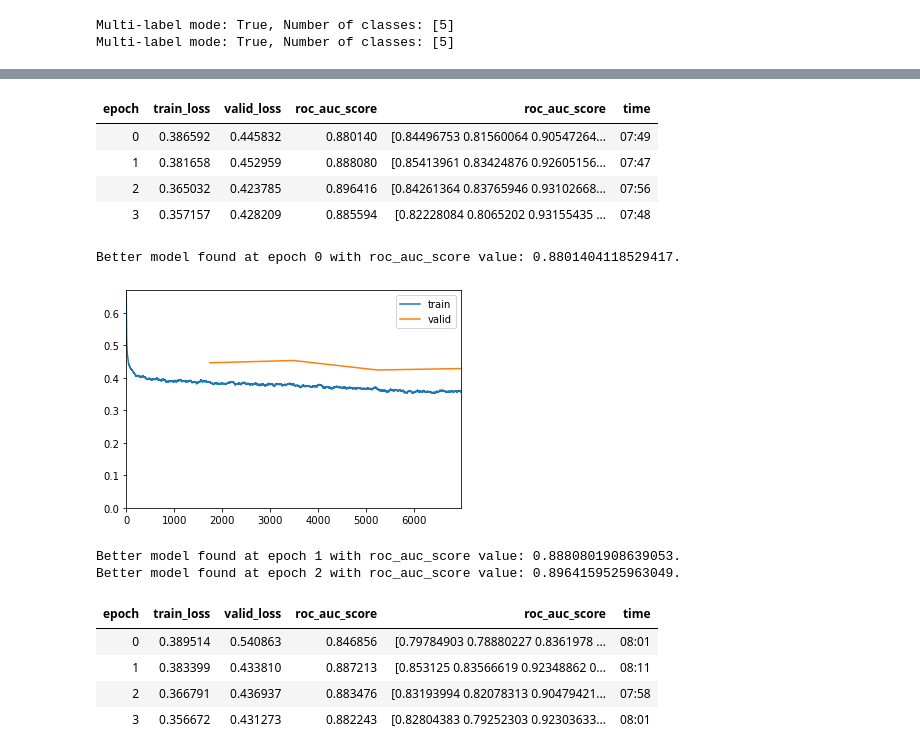
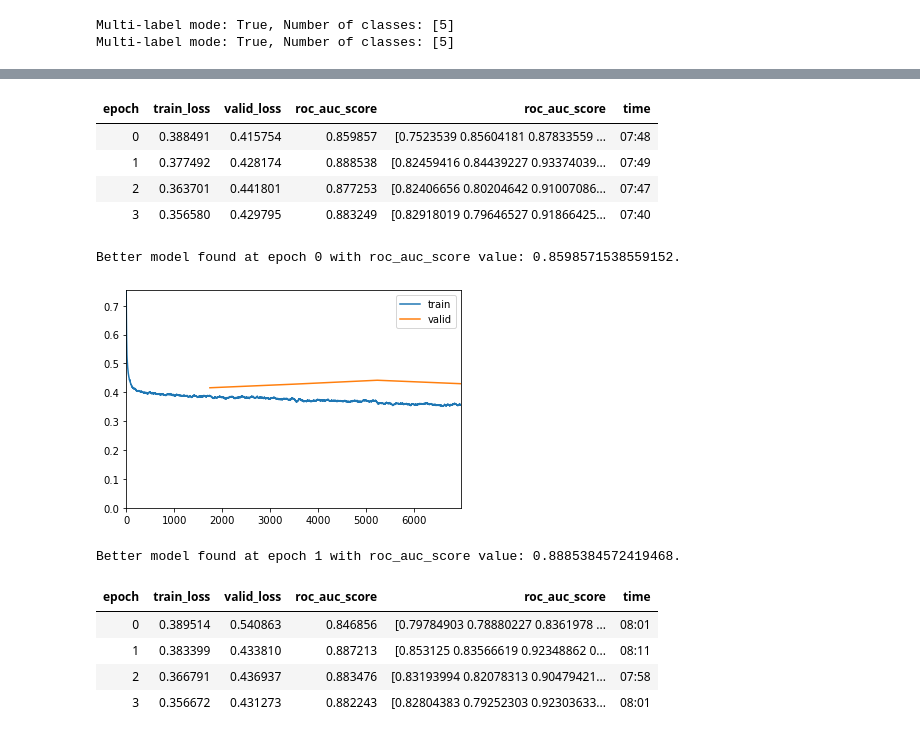
Before and after one commit to anhquan0412/chestx_interpretation, a Jupyter notebook: 2_frontal_vs_lateral_full.ipynb, the cells around one changed output, grey strips where cells are left out. Drawn from its saved outputs; the diff is of its cells as text; code cells hidden in the pictures.

```diff
--- a/frontal_vs_lateral_full.ipynb
+++ b/2_frontal_vs_lateral_full.ipynb
@@ -52,18 +67,17 @@ Multi-label mode: True, Number of classes: [5]
 # %%
 WEIGHT_NAME='densenet_bce_udefault_fit_fandl'
-model = get_densenet_model(SEED)
+model = get_densenet_model(234)
 loss,opt = get_loss_and_optimizer(model,LR,loss_type='bce',use_fastai=True,weight_decay=WEIGHT_DECAY)
 train_fastai_learner(fastai_loader,model,loss,opt,LR,n_epochs=N_EPOCHS,weight_name=WEIGHT_NAME,lr_scheduler='flat_cos')
 # %% [output]
 | epoch | train_loss | valid_loss | roc_auc_score | roc_auc_score | time |
-| 0 | 0.386592 | 0.445832 | 0.880140 | [0.84496753 0.81560064 0.90547264... | 07:49 |
-| 1 | 0.381658 | 0.452959 | 0.888080 | [0.85413961 0.83424876 0.92605156... | 07:47 |
-| 2 | 0.365032 | 0.423785 | 0.896416 | [0.84261364 0.83765946 0.93102668... | 07:56 |
-| 3 | 0.357157 | 0.428209 | 0.885594 | [0.82228084 0.8065202 0.93155435 ... | 07:48 |
+| 0 | 0.388491 | 0.415754 | 0.859857 | [0.7523539 0.85604181 0.87833559 ... | 07:48 |
+| 1 | 0.377492 | 0.428174 | 0.888538 | [0.82459416 0.84439227 0.93374039... | 07:49 |
+| 2 | 0.363701 | 0.441801 | 0.877253 | [0.82406656 0.80204642 0.91007086... | 07:47 |
+| 3 | 0.356580 | 0.429795 | 0.883249 | [0.82918019 0.79646527 0.91866425... | 07:40 |
-Better model found at epoch 0 with roc_auc_score value: 0.8801404118529417.
+Better model found at epoch 0 with roc_auc_score value: 0.8598571538559152.
-[figure, old version]
+[figure, new version]
-Better model found at epoch 1 with roc_auc_score value: 0.8880801908639053.
-Better model found at epoch 2 with roc_auc_score value: 0.8964159525963049.
+Better model found at epoch 1 with roc_auc_score value: 0.8885384572419468.
 # %%
 WEIGHT_NAME='densenet_bce_udefault_fit_1cycle_fandl'
 model = get_densenet_model(SEED)
```
Also changed, not shown: parts of 9 cells of this notebook, 7 other files.
